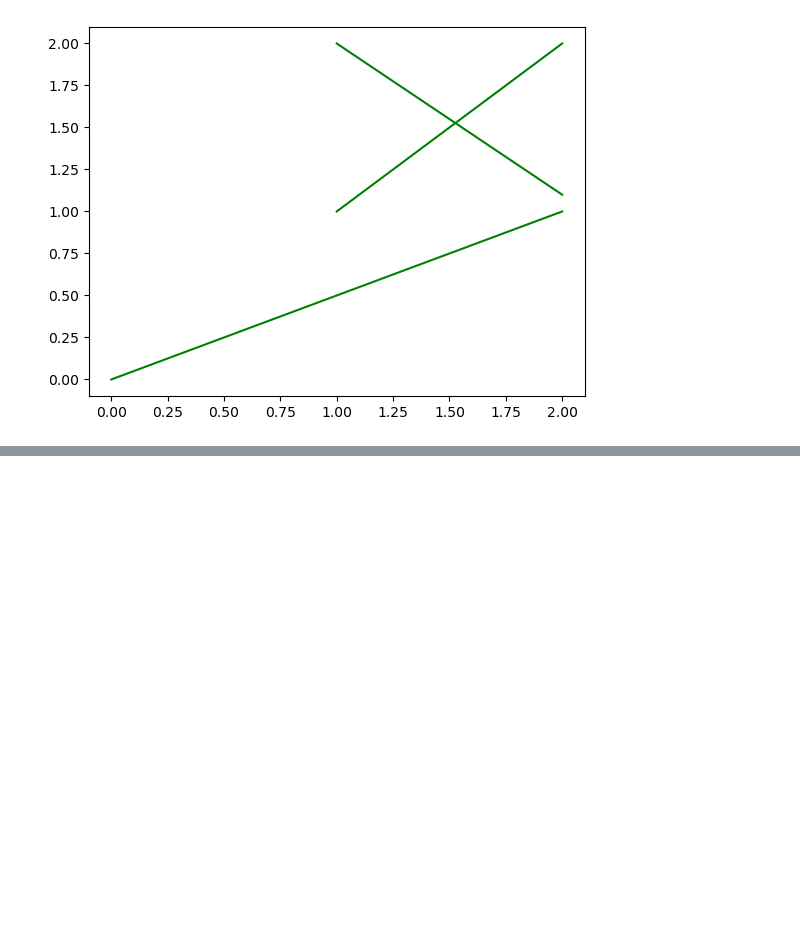
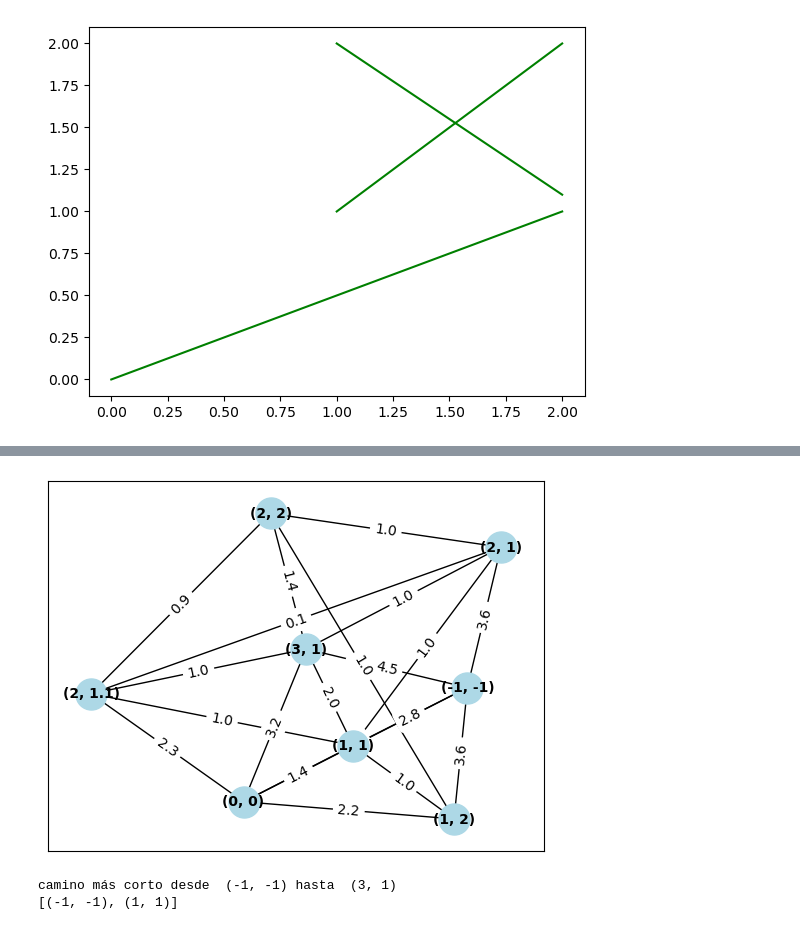
Before and after one commit to Deumek/camino-mas-corto-por-obstaculos, a Jupyter notebook: Caminos.ipynb, the cells around one changed output, grey strips where cells are left out. Drawn from its saved outputs; the diff is of its cells as text; code cells hidden in the pictures; blank space fills up the shorter version.

Commit message:
Implementación búsqueda de grafo
Se implementa la busqueda del camino mas corto usando el algoritmo de Dijkstra

```diff
--- a/Caminos.ipynb
+++ b/Caminos.ipynb
@@ -92,0 +124,31 @@ plt.plot(*changeLineFormat(obstacles, (), 'b', 'b'))
+# %%
+from math import sqrt
+def getWeightedEdges(set):
+    res = []
+    for line in set:
+        res.append((line[0], line[1], sqrt((line[0][0] - line[1][0])**2 + (line[0][1] - line[1][1])**2)))
+    return tuple(res)
+
+graphEdges = getWeightedEdges(setOfLines)
+# %%
+G = nx.Graph()
+G.add_weighted_edges_from(graphEdges)
+
+pos = nx.spring_layout(G)
+nx.draw_networkx(G, pos, with_labels=True, node_color='lightblue', node_size=500, font_size=10, font_weight='bold')
+labels = nx.get_edge_attributes(G, 'weight')
+for label in labels:
+    labels[label] = round(labels[label], 1)
+nx.draw_networkx_edge_labels(G, pos, edge_labels=labels)
+plt.show()
+# %% [output]
+[figure, added]
+# %%
+shortest_path_lengths, shortest_paths = nx.single_source_dijkstra(G, source=startPos)
+
+# Mostrar las distancias más cortas
+print("camino más corto desde ", startPos, "hasta ", endPos)
+print(shortest_paths[(1,1)])
+# %% [output]
+camino más corto desde  (-1, -1) hasta  (3, 1)
+[(-1, -1), (1, 1)]
```
Also changed, not shown: parts of 6 cells of this notebook.
